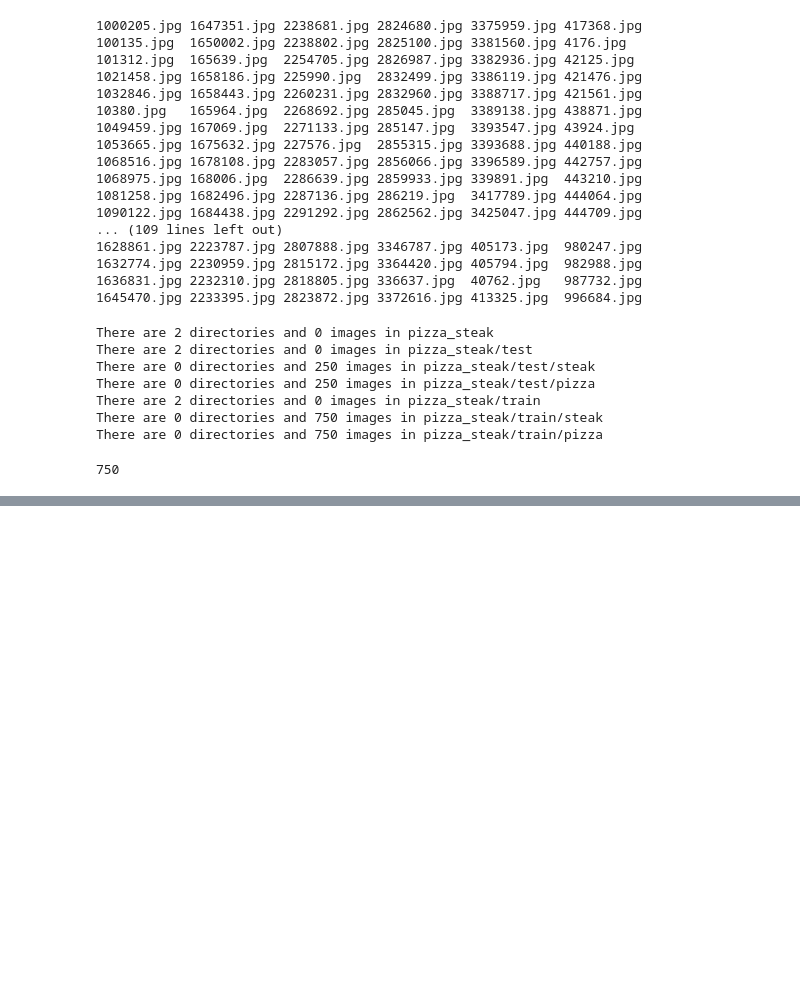
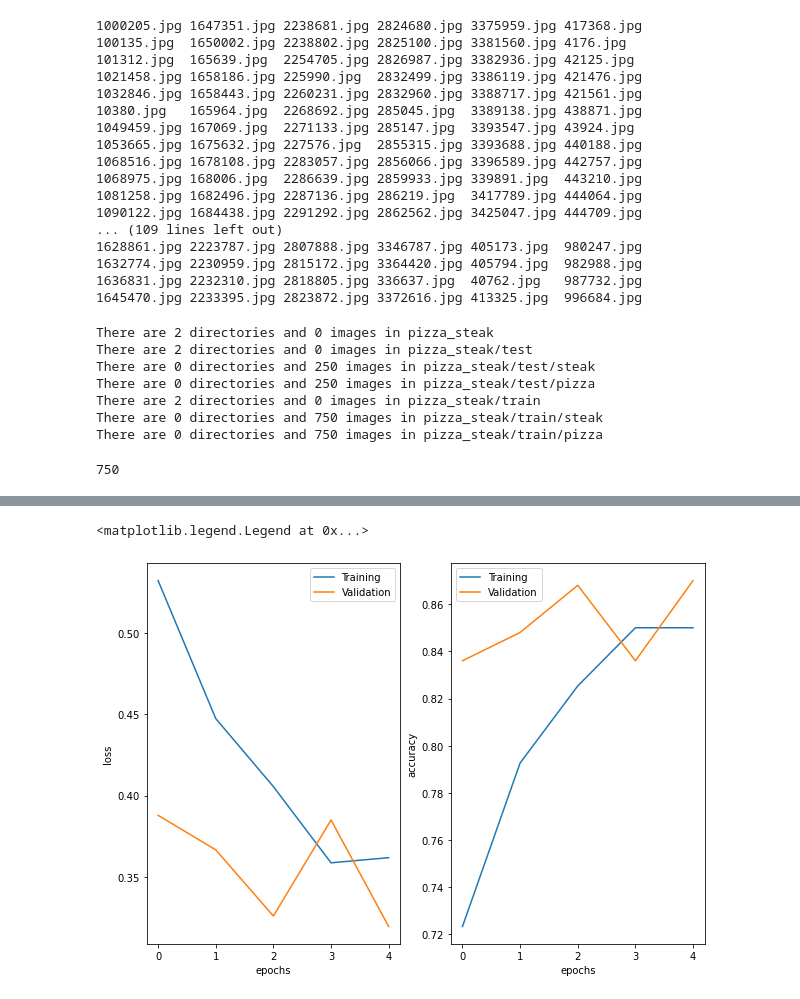
Before and after one commit to KacperKorzen/tensor-course, a Jupyter notebook: convolution.ipynb, the cells around one changed output, grey strips where cells are left out. Saved outputs shown, nothing was run; the diff lists cells and outputs as text; code cells hidden in the pictures; blank space fills up the shorter version.

```diff
--- a/convolution.ipynb
+++ b/convolution.ipynb
@@ -49,0 +175,27 @@ print(len(os.listdir("pizza_steak/train/steak")))
+# %%
+# evaluate model
+pd.DataFrame(history_1.history)
+loss = history_1.history["loss"]
+val_loss = history_1.history["val_loss"]
+acc = history_1.history["accuracy"]
+val_acc = history_1.history["val_accuracy"]
+
+epochs = range(len(val_acc))
+
+plt.figure(figsize=(10,7))
+plt.subplot(1,2,1)
+plt.plot(epochs, loss)
+plt.plot(epochs, val_loss)
+plt.xlabel("epochs")
+plt.ylabel("loss")
+plt.legend(["Training", "Validation"])
+
+plt.subplot(1,2,2)
+plt.plot(epochs, acc)
+plt.plot(epochs, val_acc)
+plt.xlabel("epochs")
+plt.ylabel("accuracy")
+plt.legend(["Training", "Validation"])
+# %% [output]
+<matplotlib.legend.Legend at 0x...>
+[figure, added]
```
Also changed, not shown: parts of 16 cells of this notebook.
